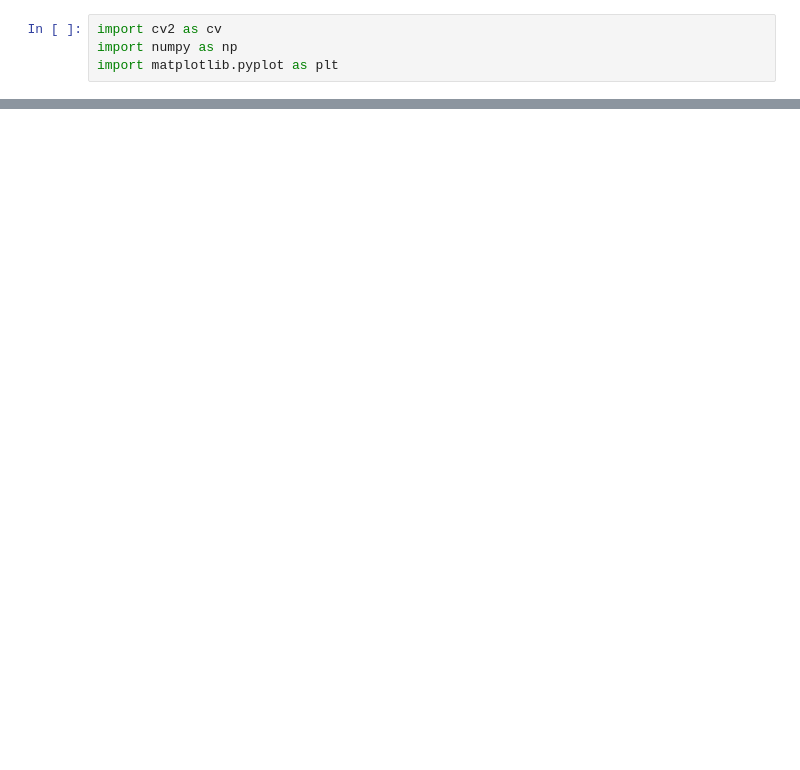
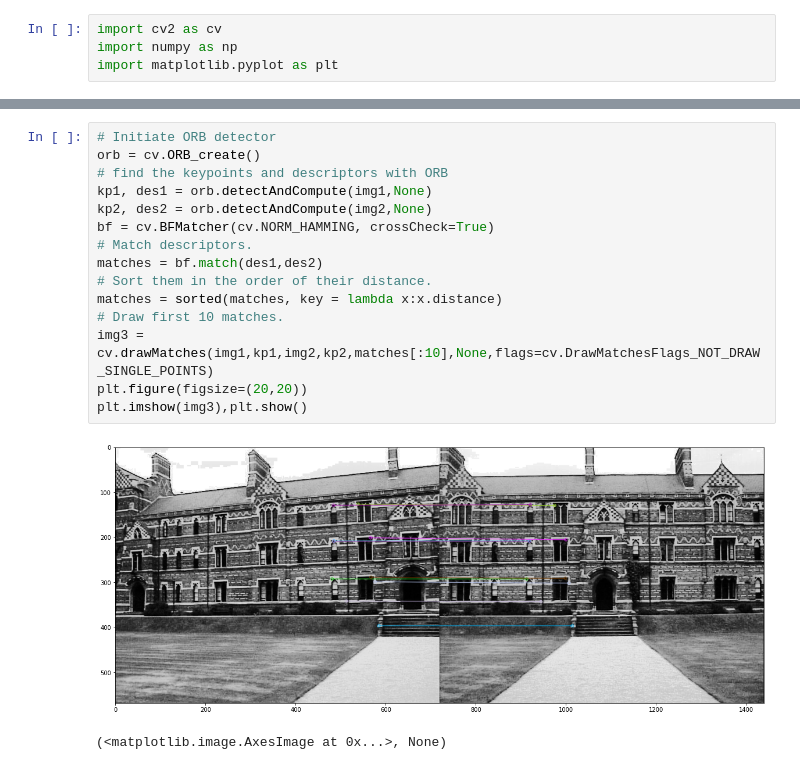
Before and after one commit to mralinp/computer-vision-992, a Jupyter notebook: project/homography-matrix.ipynb, the cells around one changed output, grey strips where cells are left out. Cells and saved outputs as stored; diff of their text form; blank space fills up the shorter version.

```diff
--- a/project/homography-matrix.ipynb
+++ b/project/homography-matrix.ipynb
@@ -60,0 +75,18 @@ plt.show()
+# %%
+# Initiate ORB detector
+orb = cv.ORB_create()
+# find the keypoints and descriptors with ORB
+kp1, des1 = orb.detectAndCompute(img1,None)
+kp2, des2 = orb.detectAndCompute(img2,None)
+bf = cv.BFMatcher(cv.NORM_HAMMING, crossCheck=True)
+# Match descriptors.
+matches = bf.match(des1,des2)
+# Sort them in the order of their distance.
+matches = sorted(matches, key = lambda x:x.distance)
+# Draw first 10 matches.
+img3 = cv.drawMatches(img1,kp1,img2,kp2,matches[:10],None,flags=cv.DrawMatchesFlags_NOT_DRAW_SINGLE_POINTS)
+plt.figure(figsize=(20,20))
+plt.imshow(img3),plt.show()
+# %% [output]
+[figure, added]
+(<matplotlib.image.AxesImage at 0x...>, None)
```
Also changed, not shown: parts of 7 cells of this notebook, 2 other files.
